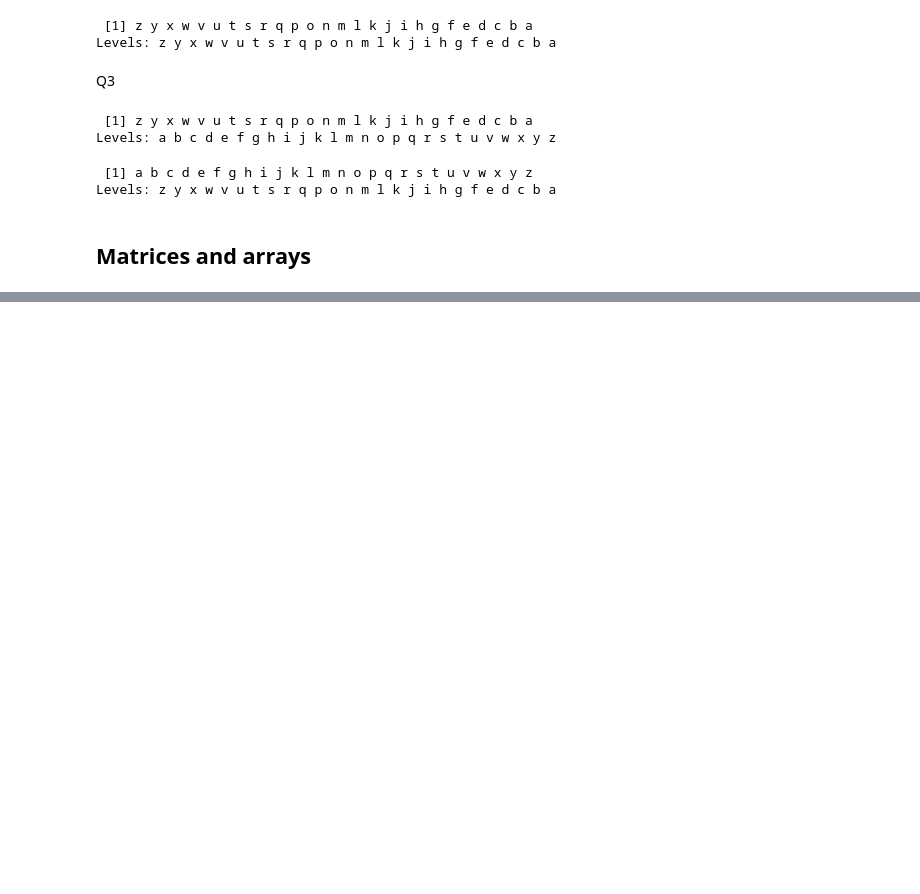
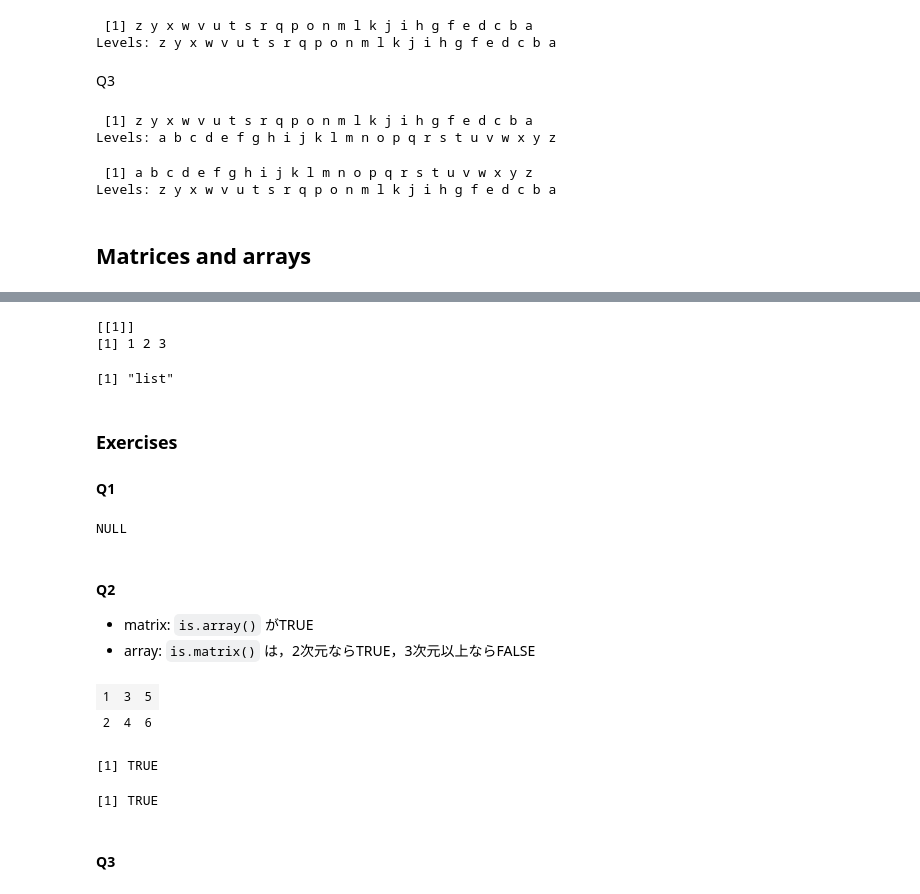
Before and after one commit to pgm111/study-AdvancedR, a Jupyter notebook: 02-Data-structures.ipynb, the cells around one changed output, grey strips where cells are left out. Cells and saved outputs as stored; diff of their text form; code cells hidden in the pictures; blank space fills up the shorter version.

```diff
--- a/02-Data-structures.ipynb
+++ b/02-Data-structures.ipynb
@@ -502,0 +622,34 @@ Levels: z y x w v u t s r q p o n m l k j i h g f e d c b a
+# %%
+l[1,1]
+# %% [output]
+[[1]]
+[1] 1 2 3
+# %%
+typeof(l)
+# %% [output]
+[1] "list"
+# %% [markdown]
+### Exercises
+
+#### Q1
+# %%
+x <- c(1,2,3)
+dim(x)
+# %% [output]
+NULL
+# %% [markdown]
+#### Q2
+* matrix: `is.array()` がTRUE
+* array: `is.matrix()` は，2次元ならTRUE，3次元以上ならFALSE
+# %%
+x <- array(1:12, c(2,3))
+x
+is.matrix(x)
+is.array(x)
+# %% [output]
+| 1 | 3 | 5 |
+| 2 | 4 | 6 |
+[1] TRUE
+[1] TRUE
+# %% [markdown]
+#### Q3
```
Also changed, not shown: parts of 25 cells of this notebook.
